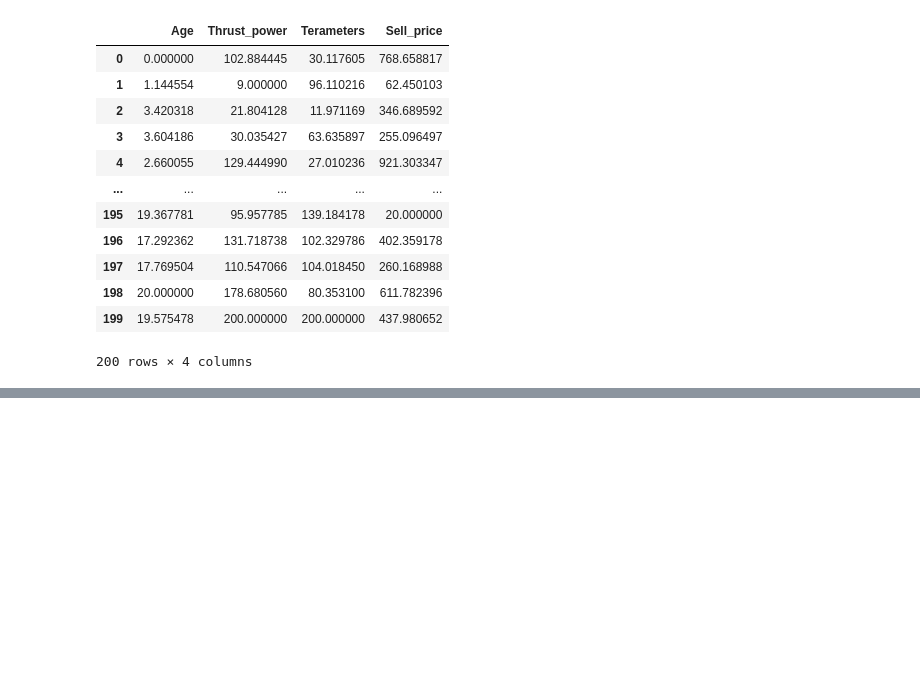
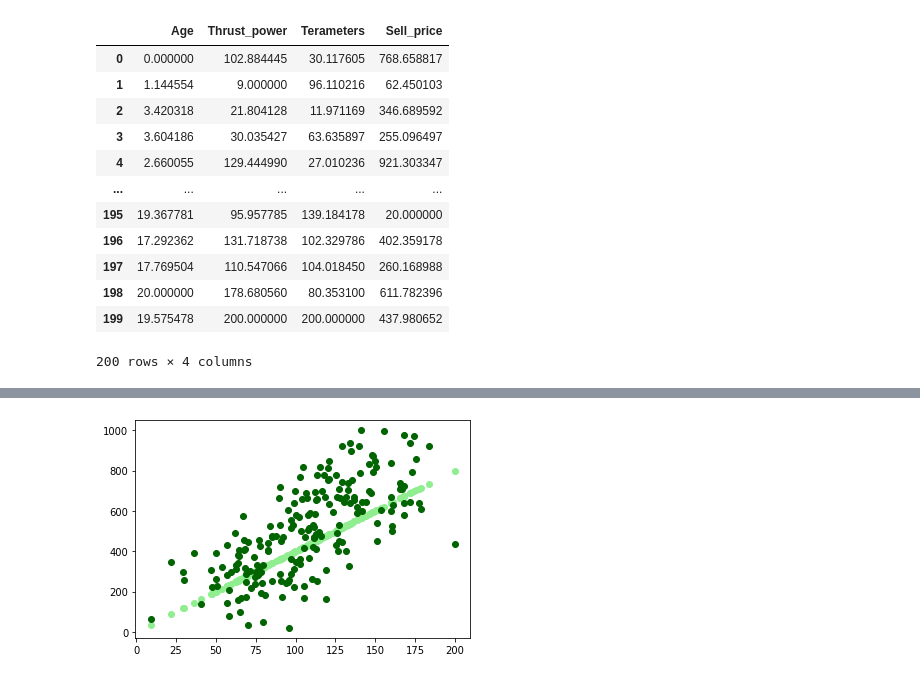
Before and after one commit to d-r-e/machine_learning-bootcamp-42AI, a Jupyter notebook: day01/ex05/multi_linear_model.ipynb, the cells around one changed output, grey strips where cells are left out. Cells and saved outputs as stored; diff of their text form; code cells hidden in the pictures; blank space fills up the shorter version.

```diff
--- a/day01/ex05/multi_linear_model.ipynb
+++ b/day01/ex05/multi_linear_model.ipynb
@@ -23 +42,14 @@ df
+# %%
+model1 = MyLR([1,1])
+X = np.array(df['Thrust_power'])
+Y = np.array(df['Sell_price'])
+X = X.reshape(len(X), 1)
+model1.fit_(X, Y, alpha=0.0001, n_cycle=100)
+Ymodel1 = model1.predict_(X)
+figure = plt.figure()
+plt.plot(X, Ymodel1, 'ro', color='lightgreen')
+plt.plot(X, Y, 'o', color='darkgreen')
+figure.show()
+# %% [output]
+[figure, added]
 # %%
```
Also changed, not shown: parts of 9 cells of this notebook.
